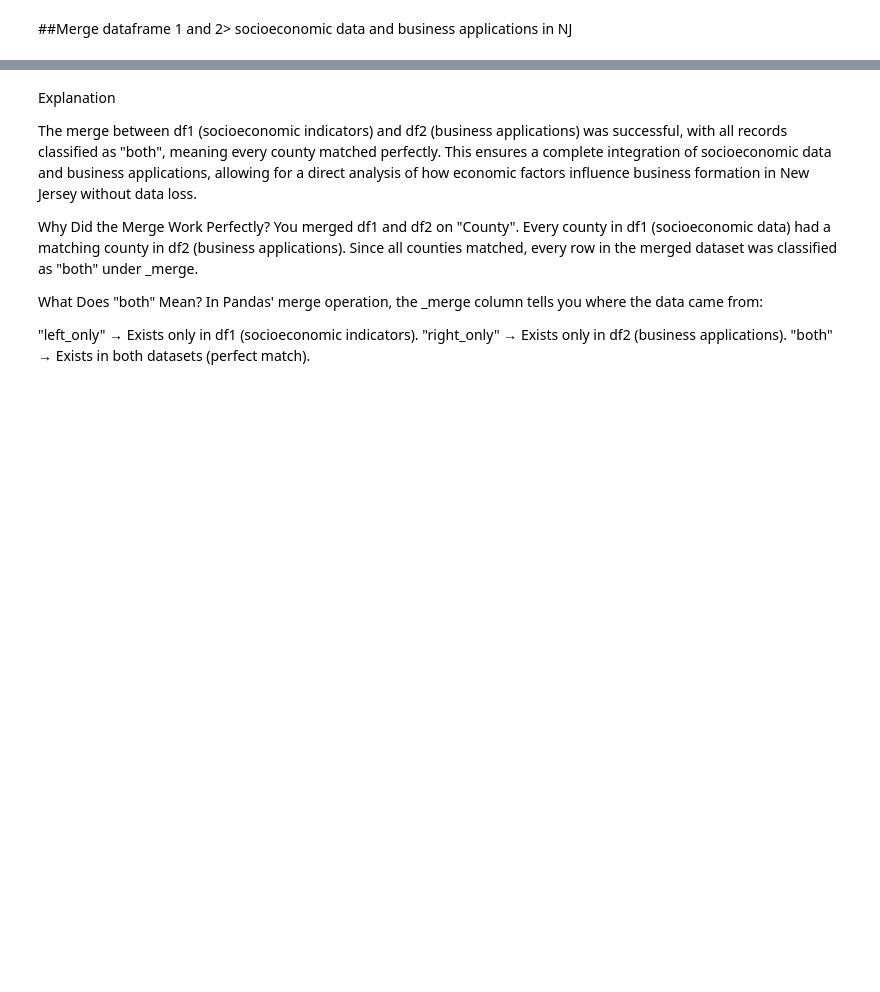
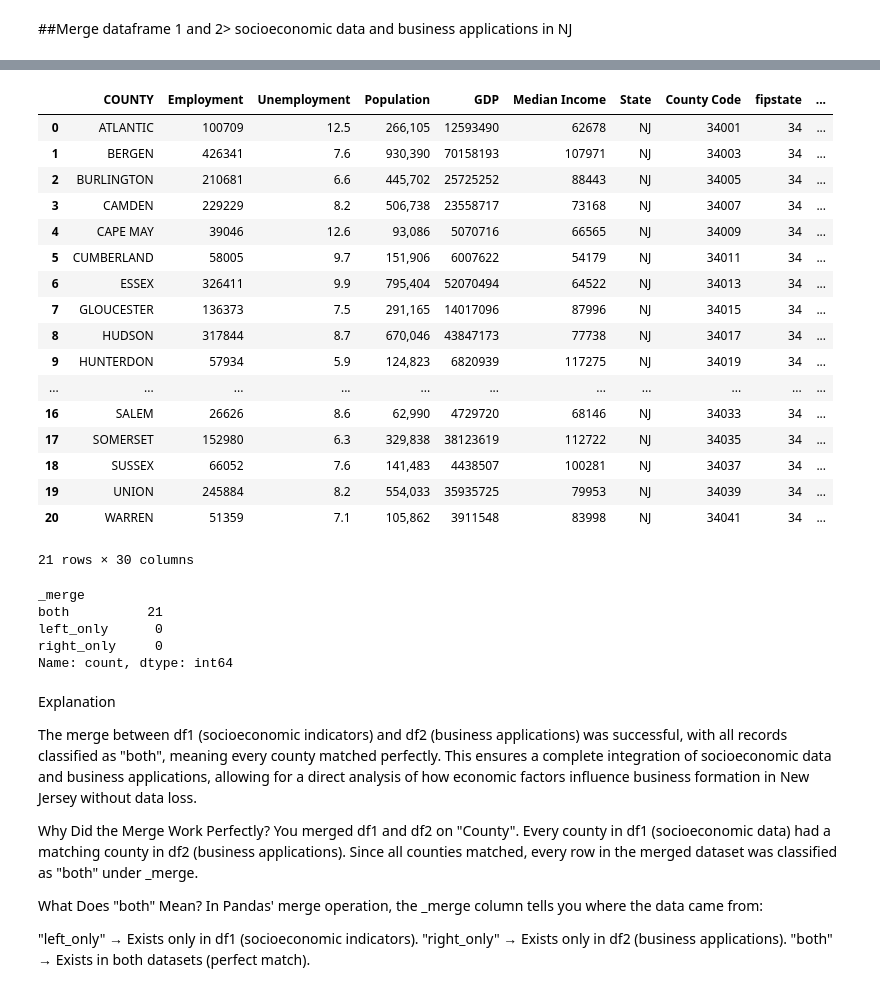
Before and after one commit to shirleyrutgers/GIS, a Jupyter notebook: PS1.ipynb, the cells around one changed output, grey strips where cells are left out. Drawn from its saved outputs; the diff is of its cells as text; code cells hidden in the pictures; blank space fills up the shorter version.

```diff
--- a/PS1.ipynb
+++ b/PS1.ipynb
@@ -647,6 +974,33 @@ print(df2_summary)
 # %%
-mergedOuter = pd.merge(df1, df2, how='outer', on=['County'],indicator=True) #outer=keep all
+#Merge Socioeconomics data with Business Application dataframe
+mergedOuter = pd.merge(df1, df2, how='outer', on=['COUNTY'],indicator=True) #outer=keep all
 mergedOuter
+
+print(mergedOuter["_merge"].value_counts())
+# %% [output]
+|  | COUNTY | Employment | Unemployment | Population | GDP | Median Income | State | County Code | fipstate | ... |
+| 0 | ATLANTIC | 100709 | 12.5 | 266,105 | 12593490 | 62678 | NJ | 34001 | 34 | ... |
+| 1 | BERGEN | 426341 | 7.6 | 930,390 | 70158193 | 107971 | NJ | 34003 | 34 | ... |
+| 2 | BURLINGTON | 210681 | 6.6 | 445,702 | 25725252 | 88443 | NJ | 34005 | 34 | ... |
+| 3 | CAMDEN | 229229 | 8.2 | 506,738 | 23558717 | 73168 | NJ | 34007 | 34 | ... |
+| 4 | CAPE MAY | 39046 | 12.6 | 93,086 | 5070716 | 66565 | NJ | 34009 | 34 | ... |
+| 5 | CUMBERLAND | 58005 | 9.7 | 151,906 | 6007622 | 54179 | NJ | 34011 | 34 | ... |
+| 6 | ESSEX | 326411 | 9.9 | 795,404 | 52070494 | 64522 | NJ | 34013 | 34 | ... |
+| 7 | GLOUCESTER | 136373 | 7.5 | 291,165 | 14017096 | 87996 | NJ | 34015 | 34 | ... |
+| 8 | HUDSON | 317844 | 8.7 | 670,046 | 43847173 | 77738 | NJ | 34017 | 34 | ... |
+| 9 | HUNTERDON | 57934 | 5.9 | 124,823 | 6820939 | 117275 | NJ | 34019 | 34 | ... |
+| ... | ... | ... | ... | ... | ... | ... | ... | ... | ... | ... |
+| 16 | SALEM | 26626 | 8.6 | 62,990 | 4729720 | 68146 | NJ | 34033 | 34 | ... |
+| 17 | SOMERSET | 152980 | 6.3 | 329,838 | 38123619 | 112722 | NJ | 34035 | 34 | ... |
+| 18 | SUSSEX | 66052 | 7.6 | 141,483 | 4438507 | 100281 | NJ | 34037 | 34 | ... |
+| 19 | UNION | 245884 | 8.2 | 554,033 | 35935725 | 79953 | NJ | 34039 | 34 | ... |
+| 20 | WARREN | 51359 | 7.1 | 105,862 | 3911548 | 83998 | NJ | 34041 | 34 | ... |
+21 rows × 30 columns
+_merge
+both          21
+left_only      0
+right_only     0
+Name: count, dtype: int64
 # %% [markdown]
 Explanation
 
```
Also changed, not shown: parts of 36 cells of this notebook.
